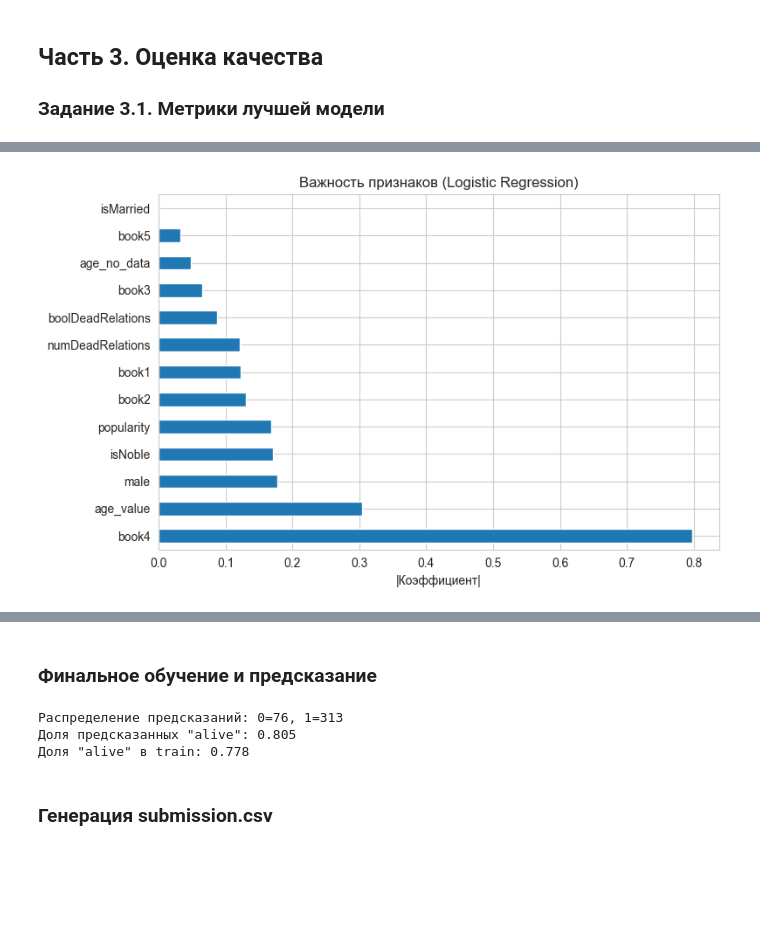
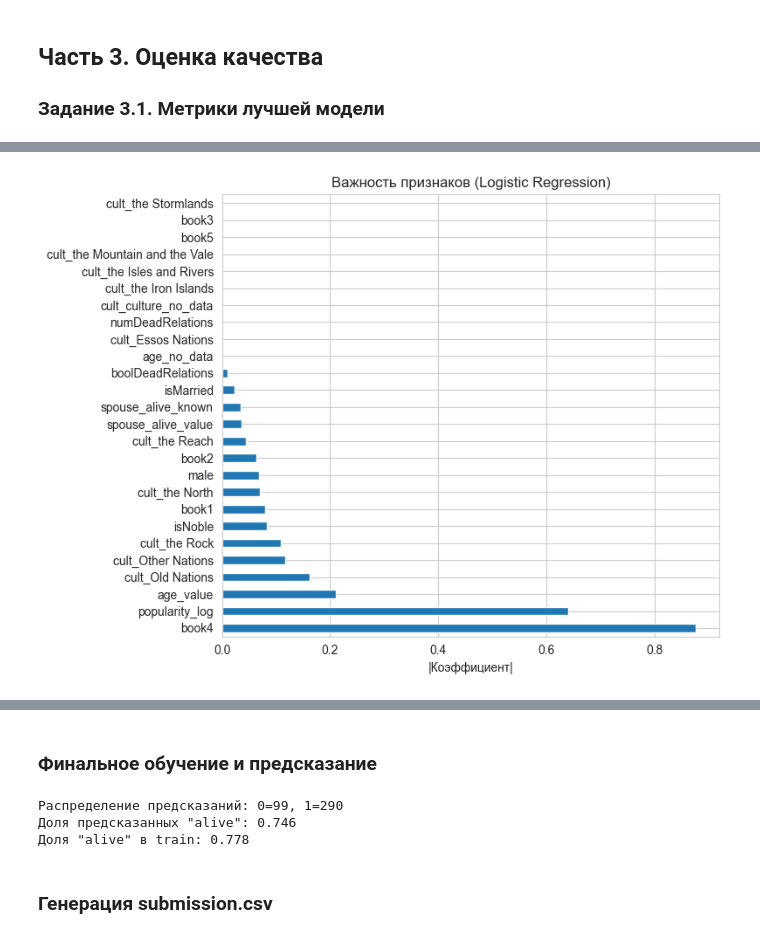
Before and after one commit to klezyk/MFTI, a Jupyter notebook: 4.1 Домашнее задание. Основы машинного обучения/solution.ipynb, the cells around one changed output, grey strips where cells are left out. Drawn from its saved outputs; the diff is of its cells as text; code cells hidden in the pictures; blank space fills up the shorter version.

```diff
--- a/4.1 Домашнее задание. Основы машинного обучения/solution.ipynb
+++ b/4.1 Домашнее задание. Основы машинного обучения/solution.ipynb
@@ -482,8 +575,12 @@ Logistic Regression Accuracy: 0.7853
 # %%
-# Модель 2: KNN
-knn = KNeighborsClassifier(n_neighbors=15)
-knn.fit(X_train_scaled, y_train)
-y_pred_knn = knn.predict(X_val_scaled)
+# Модель 2: KNN с Pipeline
+pipe_knn = Pipeline([
+    ('scaler', StandardScaler()),
+    ('knn', KNeighborsClassifier(n_neighbors=15))
+])
+
+pipe_knn.fit(X_train, y_train)
+y_pred_knn = pipe_knn.predict(X_val)
 acc_knn = accuracy_score(y_val, y_pred_knn)
-print(f'KNN (k=15) Accuracy: {acc_knn:.4f}')
+print(f'KNN (k=15) Accuracy (val): {acc_knn:.4f}')
 # %% [output]
@@ -627,8 +721,8 @@ CV-10 Accuracy: 0.8034
 ### Задание 3.1. Метрики лучшей модели
 # %%
 # Оценка лучшей модели на валидационной выборке
-best_model.fit(X_train_scaled, y_train)
-y_pred_best = best_model.predict(X_val_scaled)
+best_model.fit(X_train, y_train)
+y_pred_best = best_model.predict(X_val)
 
 print(f'Accuracy на валидации: {accuracy_score(y_val, y_pred_best):.4f}')
 print()
@@ -661,20 +755,30 @@ plt.show()
 # %%
-# Важность признаков для LogisticRegression (абсолютные значения коэффициентов)
-importances = np.abs(best_model.coef_[0])
-feat_imp = pd.Series(importances, index=feature_cols).sort_values(ascending=False)
+# Важность признаков (если модель — LogReg или Pipeline с LogReg)
+if hasattr(best_model, 'coef_'):
+    model_for_coef = best_model
+elif hasattr(best_model, 'named_steps') and hasattr(best_model.named_steps.get('lr', None), 'coef_'):
+    model_for_coef = best_model.named_steps['lr']
+else:
+    model_for_coef = None
 
-fig, ax = plt.subplots(figsize=(8, 5))
-feat_imp.plot(kind='barh', ax=ax)
-ax.set_title(f'Важность признаков ({best_name})')
-ax.set_xlabel('|Коэффициент|')
-plt.tight_layout()
-plt.show()
+if model_for_coef is not None:
+    importances = np.abs(model_for_coef.coef_[0])
+    feat_imp = pd.Series(importances, index=all_feature_names).sort_values(ascending=False)
 
-# Коэффициенты со знаком (положительный = способствует "alive")
-coefs = pd.Series(best_model.coef_[0], index=feature_cols).sort_values()
-print('Коэффициенты модели (+ = alive, - = dead):')
-for feat, coef in coefs.items():
-    print(f'  {feat:>20s}: {coef:+.4f}')
+    fig, ax = plt.subplots(figsize=(8, 6))
+    feat_imp.plot(kind='barh', ax=ax)
+    ax.set_title(f'Важность признаков ({best_name})')
+    ax.set_xlabel('|Коэффициент|')
+    plt.tight_layout()
+    plt.show()
+
+    # Коэффициенты со знаком
+    coefs = pd.Series(model_for_coef.coef_[0], index=all_feature_names).sort_values()
+    print('Коэффициенты модели (+ = alive, - = dead):')
+    for feat, coef in coefs.items():
+        print(f'  {feat:>25s}: {coef:+.4f}')
+else:
+    print(f'Модель {best_name} не имеет коэффициентов для анализа')
 # %% [output]
-[figure, old version]
+[figure, new version]
 Коэффициенты модели (+ = alive, - = dead):
@@ -694,19 +801,16 @@ for feat, coef in coefs.items():
 # %% [markdown]
 ### Финальное обучение и предсказание
 # %%
-# Обучаем LogisticRegression на всём train
-scaler_final = StandardScaler()
-X_scaled = scaler_final.fit_transform(X)
-best_model.fit(X_scaled, y)
-X_test_scaled = scaler_final.transform(X_test_final)
-y_test_pred = best_model.predict(X_test_scaled)
+# Обучаем лучшую модель на ВСЁМ train (Pipeline сам масштабирует)
+best_model.fit(X, y)
+y_test_pred = best_model.predict(X_test_final)
 
 print(f'Распределение предсказаний: 0={sum(y_test_pred==0)}, 1={sum(y_test_pred==1)}')
 print(f'Доля предсказанных "alive": {np.mean(y_test_pred):.3f}')
 print(f'Доля "alive" в train: {np.mean(y):.3f}')
 # %% [output]
-Распределение предсказаний: 0=76, 1=313
-Доля предсказанных "alive": 0.805
+Распределение предсказаний: 0=99, 1=290
+Доля предсказанных "alive": 0.746
 Доля "alive" в train: 0.778
 # %% [markdown]
 ### Генерация submission.csv
```
Also changed, not shown: parts of 28 cells of this notebook, 1 other file.
